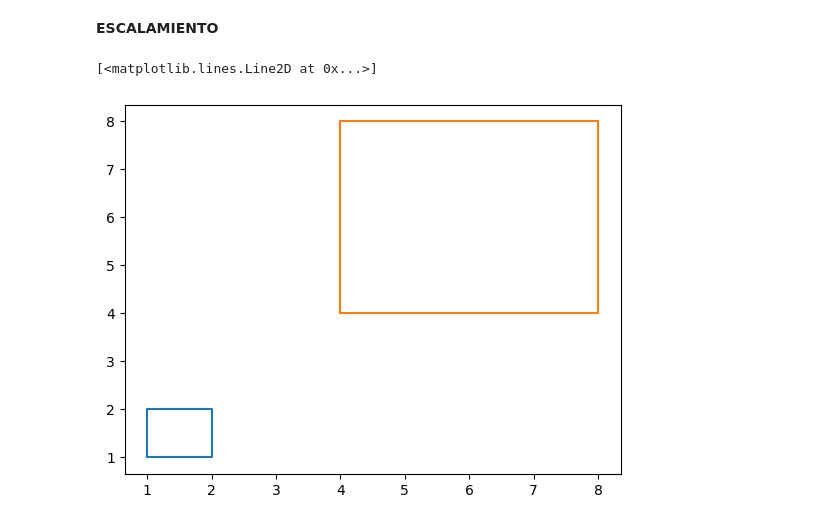
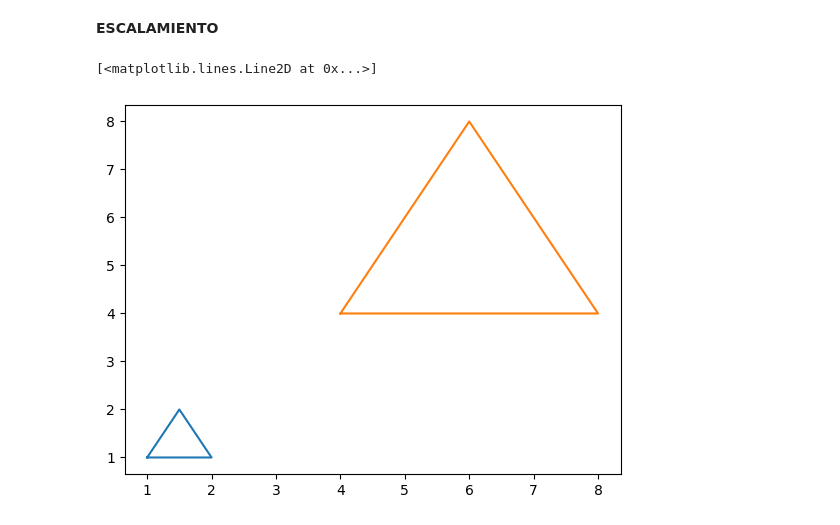
Before and after one commit to hazalvarez/GrafComp24B-3, a Jupyter notebook: TRASLACIÓN, ROTACIÓN Y ESCALAMIENTO FIGURAS 09 10 24.ipynb, the cells around one changed output. Saved outputs shown, nothing was run; the diff lists cells and outputs as text; code cells hidden in the pictures.

```diff
--- a/TRASLACIÓN, ROTACIÓN Y ESCALAMIENTO FIGURAS 09 10 24.ipynb
+++ b/TRASLACIÓN, ROTACIÓN Y ESCALAMIENTO FIGURAS 09 10 24.ipynb
@@ -64,0 +86,25 @@ plt.plot(x_rot, y_rot)
+# %%
+# Coordenadas de la figura original
+n = [1, 2, 2, 1, 1]
+y = [1, 1, 2, 2, 1]
+
+# Grado de rotación
+theta = 45
+# Función para rotar la figura
+def rotar(n, y, theta):
+    # Convertir listas a arrays de numpy
+    na = np.array(n)
+    ya = np.array(y)
+
+    # Aplicar las fórmulas de rotación
+    nr = na * np.cos(theta) - ya * np.sin(theta)
+    yr = na * np.sin(theta) + ya * np.cos(theta)
+
+    return nr, yr
+
+# Rotar la figura
+xx, yy = rotar(n, y, theta)
+
+# Graficar la figura original y rotada
+plt.plot(n, y)
+plt.plot(xx, yy)
@@ -66,19 +115,19 @@ plt.plot(x_rot, y_rot)
 **ESCALAMIENTO**
 # %%
 #coordenadas de la figura origial
-c=[1,2,2,1,1]
-r=[1,1,2,2,1]
+c = [1, 2, 1.5, 1]
+r = [1, 1, 2, 1]
 
 #el escalamiento
 Sx, Sy = 4, 4
 
 #formula
 cc= [Sx * x for x in c]
 rr = [Sy * y for y in r]
 
 #muestra original y escalonada
 plt.plot(c,r)
 plt.plot(cc,rr)
 # %% [output]
 [<matplotlib.lines.Line2D at 0x...>]
-[figure, old version]
+[figure, new version]
```
Also changed, not shown: parts of 5 cells of this notebook.
